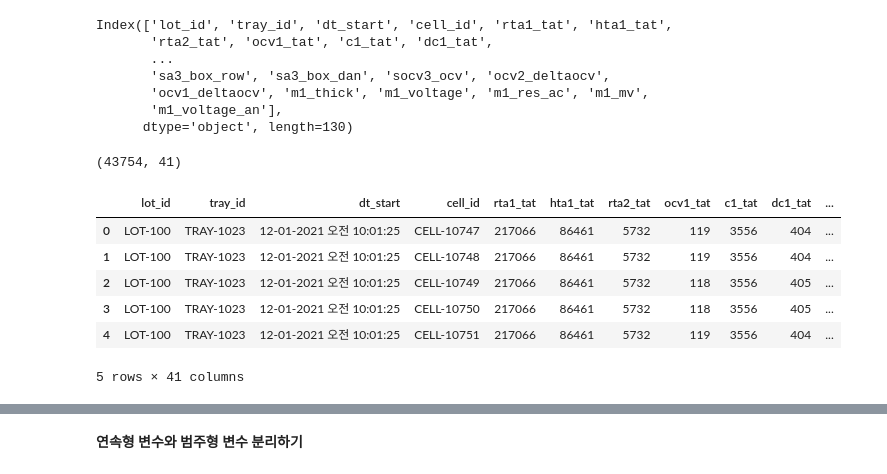
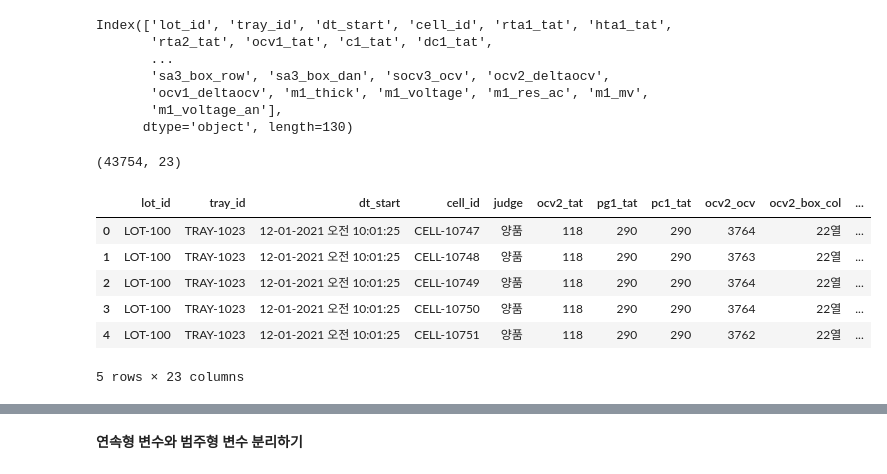
Before and after one commit to mjiii25/posco-academy, a Jupyter notebook: Big-Data/Battery-Project/data-preprocessing.ipynb, the cells around one changed output, grey strips where cells are left out. Drawn from its saved outputs; the diff is of its cells as text; code cells hidden in the pictures.

```diff
--- a/Big-Data/Battery-Project/data-preprocessing.ipynb
+++ b/Big-Data/Battery-Project/data-preprocessing.ipynb
@@ -118,15 +116,22 @@ c = df_raw.loc[:, 'ocv2_ocv' : 'pc1_box_dan']
+# %%
+a = df_raw.loc[:, ['lot_id', 'tray_id', 'dt_start', 'cell_id', 'judge']]
+b = df_raw.loc[:, ['lot_id', 'tray_id', 'dt_start', 'cell_id',
+                   'ocv2_tat', 'pg1_tat', 'pc1_tat',
+                   'ocv2_ocv', 'ocv2_box_col', 'ocv2_box_dan',
+                   'pg1_impfit', 'pg1_imp', 'pg1_voltage_start', 'pg1_curr_end', 'pg1_box_col', 'pg1_box_dan', 'pg1_temp_avg',
+                   'pc1_imp', 'pc1_voltage_start', 'pc1_curr_end', 'pc1_box_col', 'pc1_box_dan']]
 # %%
-df_raw_minji = pd.concat([a,b,c], axis = 1)
+df_raw_1214 = pd.merge(a,b)
 
-print(df_raw_minji.shape)
-df_raw_minji.head()
+print(df_raw_1214.shape)
+df_raw_1214.head()
 # %% [output]
-(43754, 41)
+(43754, 23)
-|  | lot_id | tray_id | dt_start | cell_id | rta1_tat | hta1_tat | rta2_tat | ocv1_tat | c1_tat | dc1_tat | ... |
-| 0 | LOT-100 | TRAY-1023 | 12-01-2021 오전 10:01:25 | CELL-10747 | 217066 | 86461 | 5732 | 119 | 3556 | 404 | ... |
-| 1 | LOT-100 | TRAY-1023 | 12-01-2021 오전 10:01:25 | CELL-10748 | 217066 | 86461 | 5732 | 119 | 3556 | 404 | ... |
-| 2 | LOT-100 | TRAY-1023 | 12-01-2021 오전 10:01:25 | CELL-10749 | 217066 | 86461 | 5732 | 118 | 3556 | 405 | ... |
-| 3 | LOT-100 | TRAY-1023 | 12-01-2021 오전 10:01:25 | CELL-10750 | 217066 | 86461 | 5732 | 118 | 3556 | 405 | ... |
-| 4 | LOT-100 | TRAY-1023 | 12-01-2021 오전 10:01:25 | CELL-10751 | 217066 | 86461 | 5732 | 119 | 3556 | 404 | ... |
+|  | lot_id | tray_id | dt_start | cell_id | judge | ocv2_tat | pg1_tat | pc1_tat | ocv2_ocv | ocv2_box_col | ... |
+| 0 | LOT-100 | TRAY-1023 | 12-01-2021 오전 10:01:25 | CELL-10747 | 양품 | 118 | 290 | 290 | 3764 | 22열 | ... |
+| 1 | LOT-100 | TRAY-1023 | 12-01-2021 오전 10:01:25 | CELL-10748 | 양품 | 118 | 290 | 290 | 3763 | 22열 | ... |
+| 2 | LOT-100 | TRAY-1023 | 12-01-2021 오전 10:01:25 | CELL-10749 | 양품 | 118 | 290 | 290 | 3764 | 22열 | ... |
+| 3 | LOT-100 | TRAY-1023 | 12-01-2021 오전 10:01:25 | CELL-10750 | 양품 | 118 | 290 | 290 | 3764 | 22열 | ... |
+| 4 | LOT-100 | TRAY-1023 | 12-01-2021 오전 10:01:25 | CELL-10751 | 양품 | 118 | 290 | 290 | 3762 | 22열 | ... |
-5 rows × 41 columns
+5 rows × 23 columns
 # %%
```
Also changed, not shown: parts of 20 cells of this notebook.
